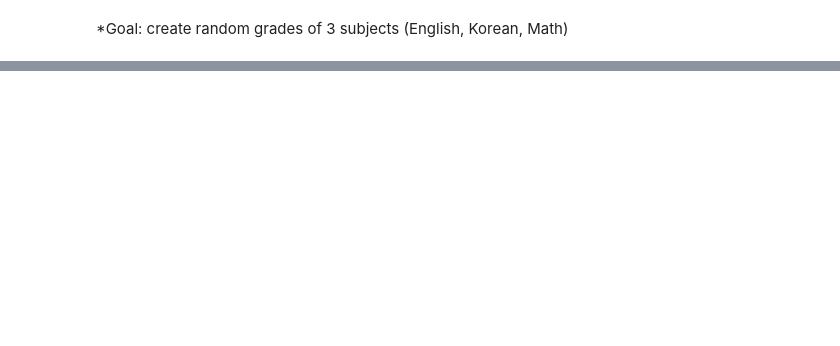
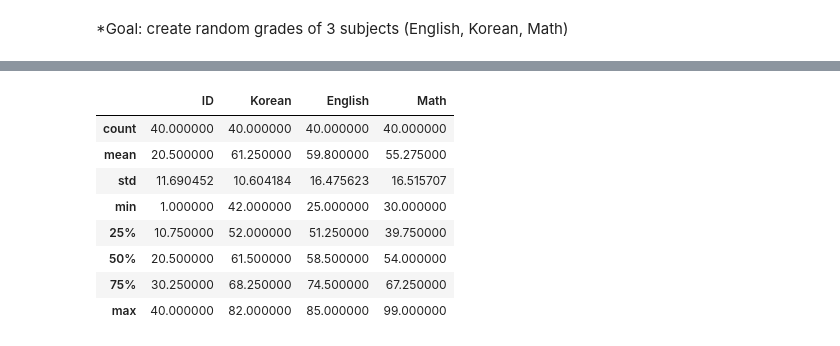
Before and after one commit to MK316/applications, a Jupyter notebook: names1000_2021.ipynb, the cells around one changed output, grey strips where cells are left out. Saved outputs shown, nothing was run; the diff lists cells and outputs as text; code cells hidden in the pictures; blank space fills up the shorter version.

```diff
--- a/names1000_2021.ipynb
+++ b/names1000_2021.ipynb
@@ -126,0 +126,15 @@ data2.head()
+# %%
+a = data[data["Class"]=="Class_A"]
+b = data[data["Class"]=="Class_B"]
+C = data[data["Class"]=="Class_C"]
+a.describe()
+# %% [output]
+|  | ID | Korean | English | Math |
+| count | 40.000000 | 40.000000 | 40.000000 | 40.000000 |
+| mean | 20.500000 | 61.250000 | 59.800000 | 55.275000 |
+| std | 11.690452 | 10.604184 | 16.475623 | 16.515707 |
+| min | 1.000000 | 42.000000 | 25.000000 | 30.000000 |
+| 25% | 10.750000 | 52.000000 | 51.250000 | 39.750000 |
+| 50% | 20.500000 | 61.500000 | 58.500000 | 54.000000 |
+| 75% | 30.250000 | 68.250000 | 74.500000 | 67.250000 |
+| max | 40.000000 | 82.000000 | 85.000000 | 99.000000 |
```
Also changed, not shown: parts of 17 cells of this notebook.
